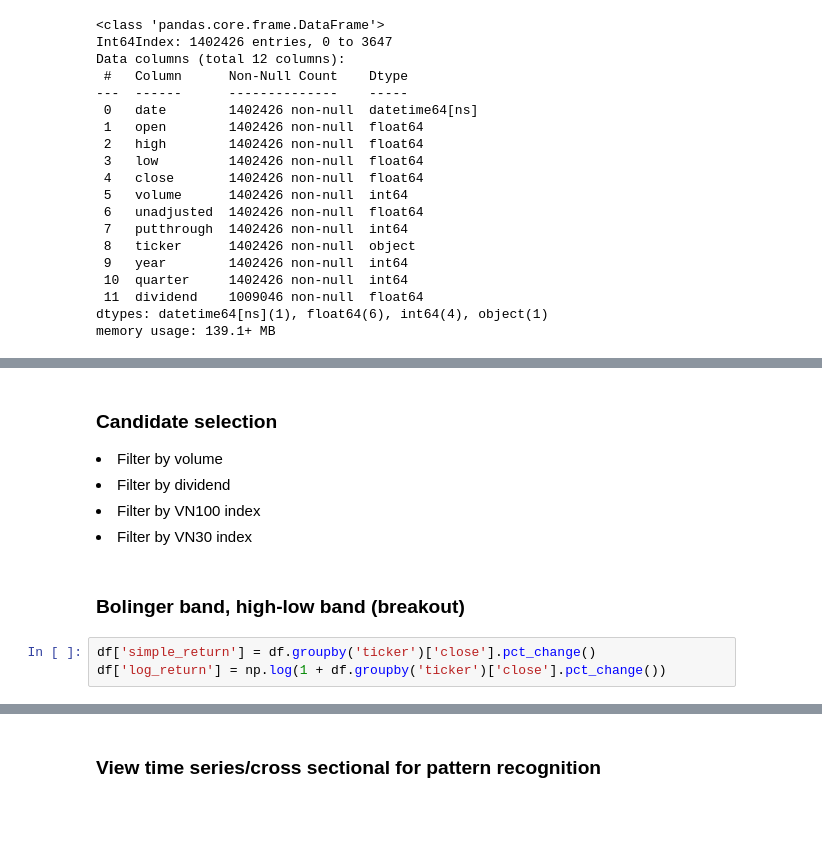
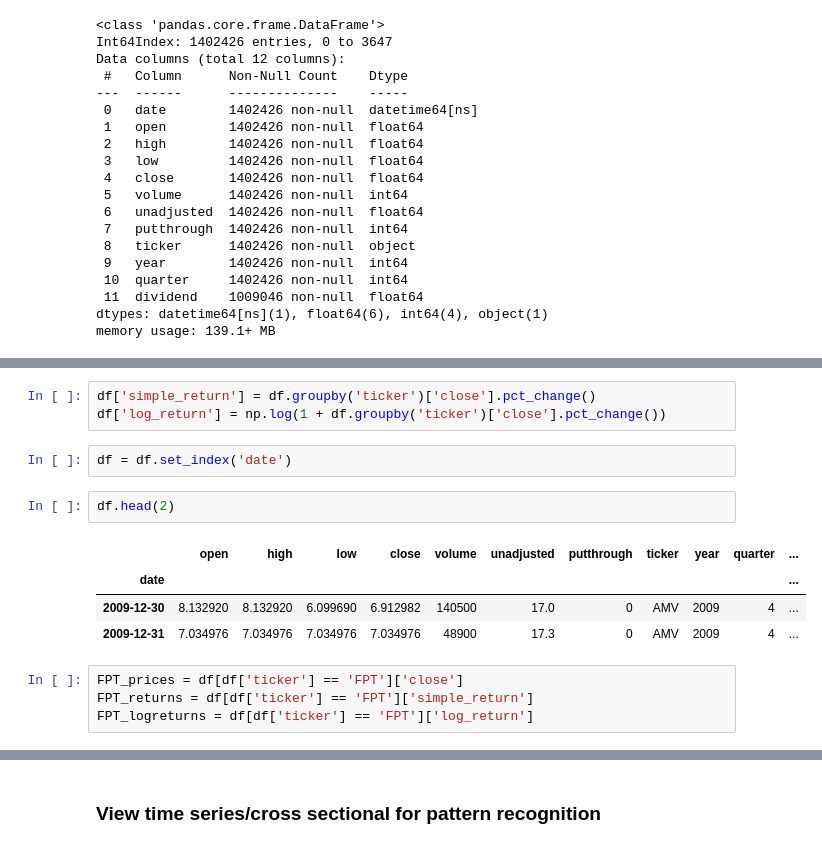
Before and after one commit to BinhKieu82/springboard_capstone3, a Jupyter notebook: momentum_vnmarket.ipynb, the cells around one changed output, grey strips where cells are left out. Drawn from its saved outputs; the diff is of its cells as text; blank space fills up the shorter version.

```diff
--- a/momentum_vnmarket.ipynb
+++ b/momentum_vnmarket.ipynb
@@ -123,12 +138,17 @@ dividend      393380
 dtype: int64
-# %% [markdown]
-### Candidate selection
-<li>Filter by volume</li>
-<li>Filter by dividend</li>
-<li>Filter by VN100 index</li>
-<li>Filter by VN30 index</li>
-# %% [markdown]
-### Bolinger band, high-low band (breakout)
 # %%
 df['simple_return'] = df.groupby('ticker')['close'].pct_change()
 df['log_return'] = np.log(1 + df.groupby('ticker')['close'].pct_change())
+# %%
+df = df.set_index('date')
+# %%
+df.head(2)
+# %% [output]
+|  | open | high | low | close | volume | unadjusted | putthrough | ticker | year | quarter | ... |
+| date |  |  |  |  |  |  |  |  |  |  | ... |
+| 2009-12-30 | 8.132920 | 8.132920 | 6.099690 | 6.912982 | 140500 | 17.0 | 0 | AMV | 2009 | 4 | ... |
+| 2009-12-31 | 7.034976 | 7.034976 | 7.034976 | 7.034976 | 48900 | 17.3 | 0 | AMV | 2009 | 4 | ... |
+# %%
+FPT_prices = df[df['ticker'] == 'FPT']['close']
+FPT_returns = df[df['ticker'] == 'FPT']['simple_return']
+FPT_logreturns = df[df['ticker'] == 'FPT']['log_return']
```
Also changed, not shown: parts of 51 cells of this notebook, 2 other files.
